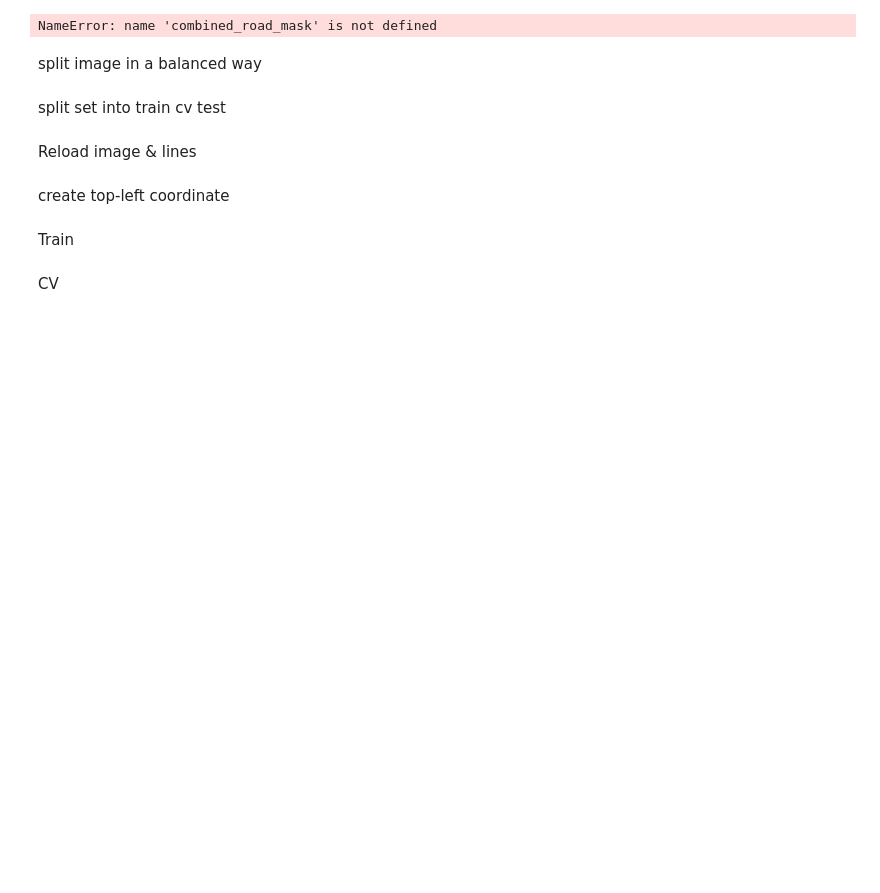
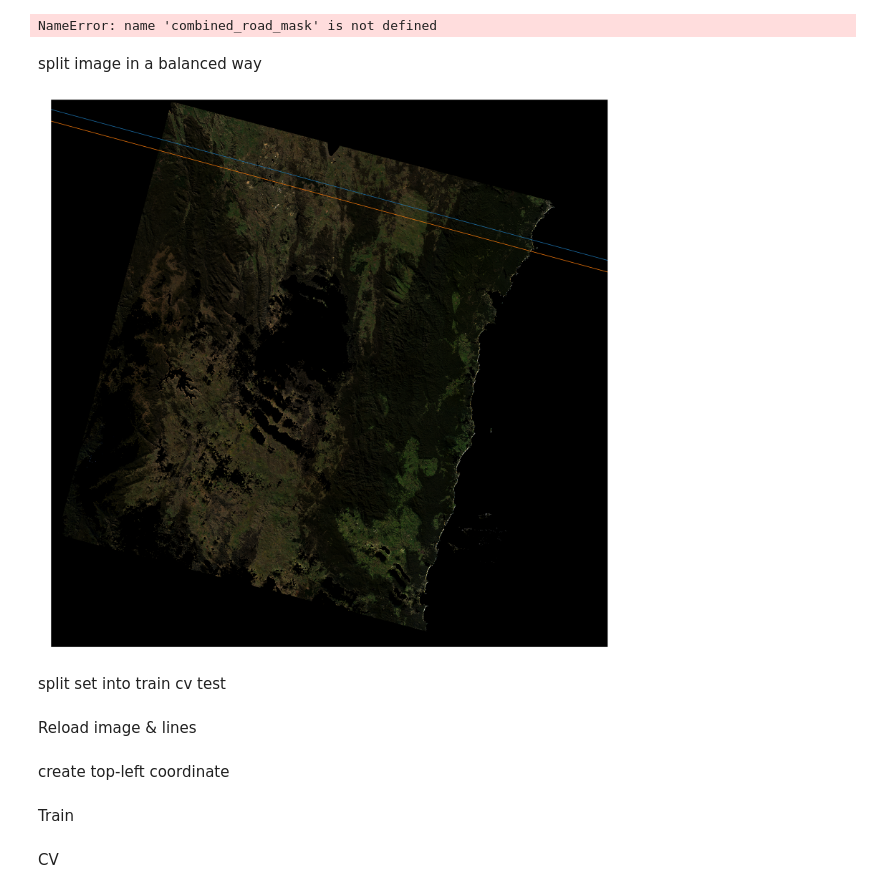
Before and after one commit to LiyaoTang/Road-Extraction-from-Time-Series-Satellite-Images, a Jupyter notebook: Data_Preprocessing/Data_Prep - Segmentation with Central Pixel.ipynb, the cells around one changed output. Drawn from its saved outputs; the diff is of its cells as text; code cells hidden in the pictures; blank space fills up the shorter version.

```diff
--- a/Data_Preprocessing/Data_Prep - Segmentation with Central Pixel.ipynb
+++ b/Data_Preprocessing/Data_Prep - Segmentation with Central Pixel.ipynb
@@ -143,13 +157,17 @@ plt.plot(line_2)
 plt.show()
 plt.close()
 # %%
-show_image_against_road(raw_image, combined_road_mask, size=-1, figsize=(150,150),
+show_raw_image(raw_image, size=-1, figsize=(30,30),
                         show_plot=False, close_plot=False)
 plt.plot(line_1)
 plt.plot(line_2)
 
-plt.savefig('./Result/data_split.png')
+plt.axis('off')
+plt.savefig('./Result/data_split.png', bbox_inches='tight', transparent=True)
+plt.show()
 plt.close()
+# %% [output]
+[figure, added]
 # %% [markdown]
 split set into train cv test
 # %%
```
Also changed, not shown: parts of 1 cell of this notebook, 1 other file.
